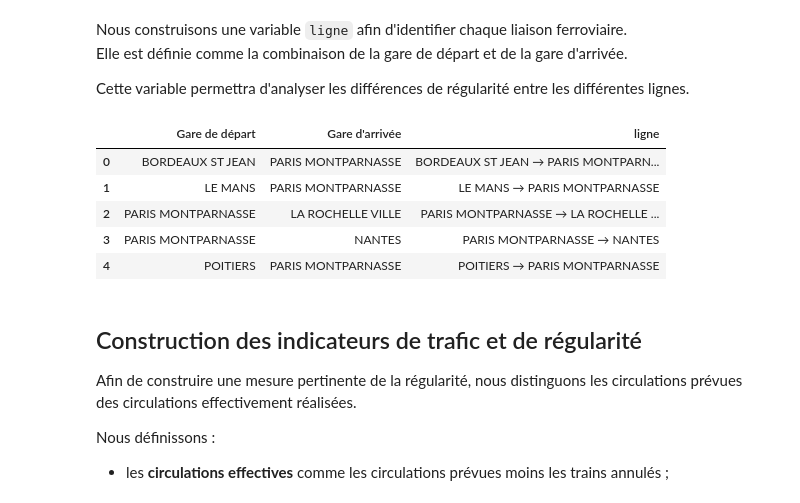
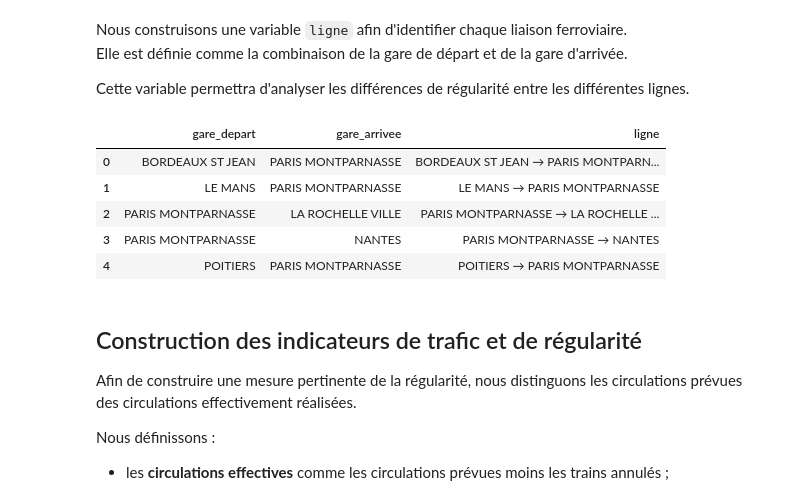
Before and after one commit to chamsisarra5-web/projet-info, a Jupyter notebook: projet_tgv.ipynb, the cells around one changed output. Cells and saved outputs as stored; diff of their text form; code cells hidden in the pictures.

```diff
--- a/projet_tgv.ipynb
+++ b/projet_tgv.ipynb
@@ -38,7 +38,7 @@ from sklearn.ensemble import RandomForestRegressor
 ## Chargement des données
 Nous chargeons le jeu de données portant sur la régularité mensuelle des TGV.
 # %%
-url = "https://minio-simple.lab.groupe-genes.fr/id2766-ensai/regularite-mensuelle-tgv-aqst.csv"
+url = "https://data.sncf.com/api/explore/v2.1/catalog/datasets/regularite-mensuelle-tgv-aqst/exports/csv?delimiter=%3B&list_separator=%2C&quote_all=false&with_bom=true"
 df = pd.read_csv(url, sep=";")
 df.head()
 # %% [output]
@@ -107,8 +107,8 @@ Par ailleurs, certaines colonnes de commentaires sont entièrement ou presque en
 Afin d'étudier l'évolution de la régularité dans le temps, nous convertissons d'abord la variable `Date` en véritable format date.
 Nous créons ensuite des variables temporelles plus directement exploitables, comme l'année et le mois.
 # %%
-df["Date"] = pd.to_datetime(df["Date"], format="%Y-%m")
-df["annee"] = df["Date"].dt.year
+df["date"] = pd.to_datetime(df["date"], format="%Y-%m")
+df["annee"] = df["date"].dt.year
 
-df["mois"] = df["Date"].dt.month
+df["mois"] = df["date"].dt.month
 # %%
@@ -150,11 +150,11 @@ Elle est définie comme la combinaison de la gare de départ et de la gare d'arr
 
 Cette variable permettra d'analyser les différences de régularité entre les différentes lignes.
 # %%
-df["ligne"] = df["Gare de départ"] + " → " + df["Gare d'arrivée"]
+df["ligne"] = df["gare_depart"] + " → " + df["gare_arrivee"]
 
-df[["Gare de départ", "Gare d'arrivée", "ligne"]].head()
+df[["gare_depart", "gare_arrivee", "ligne"]].head()
 # %% [output]
-|  | Gare de départ | Gare d'arrivée | ligne |
+|  | gare_depart | gare_arrivee | ligne |
 | 0 | BORDEAUX ST JEAN | PARIS MONTPARNASSE | BORDEAUX ST JEAN → PARIS MONTPARN... |
 | 1 | LE MANS | PARIS MONTPARNASSE | LE MANS → PARIS MONTPARNASSE |
 | 2 | PARIS MONTPARNASSE | LA ROCHELLE VILLE | PARIS MONTPARNASSE → LA ROCHELLE ... |
```
Also changed, not shown: parts of 13 cells of this notebook.
